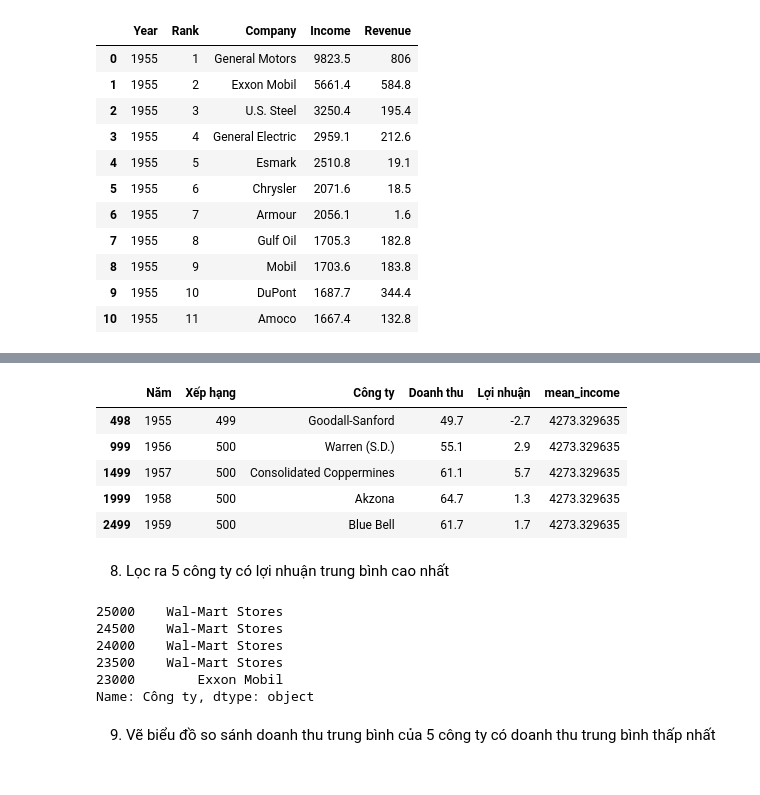
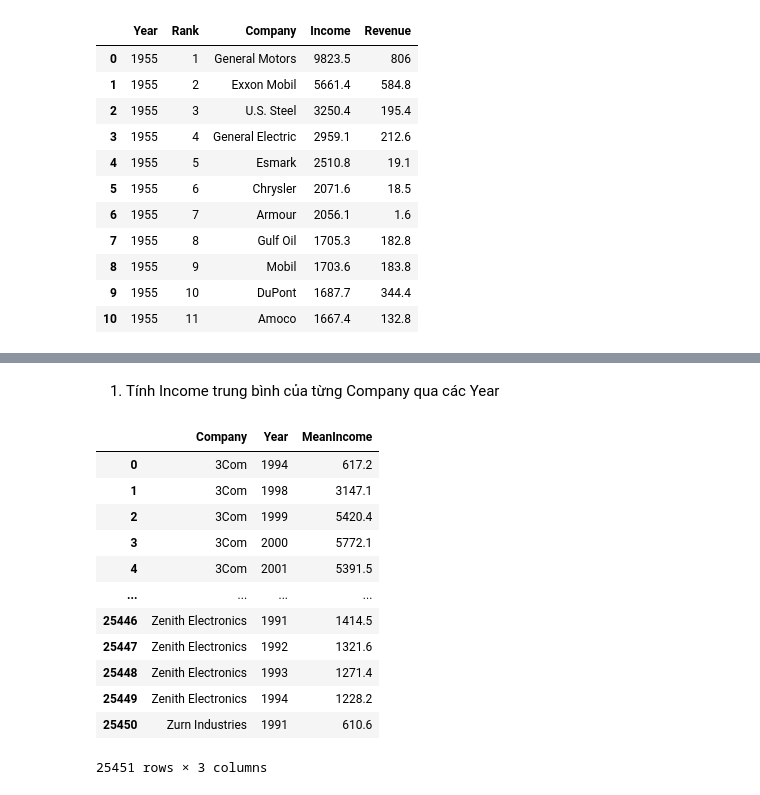
Before and after one commit to MathematicGuy/Machine-Learning-2024, a Jupyter notebook: Learn/DataAnalysis/Analysis.ipynb, the cells around one changed output, grey strips where cells are left out. Cells and saved outputs as stored; diff of their text form; code cells hidden in the pictures.

```diff
--- a/Learn/DataAnalysis/Analysis.ipynb
+++ b/Learn/DataAnalysis/Analysis.ipynb
@@ -77,23 +20,19 @@ top5_most_revenue.head(30)
-# %%
-most_revenue_year = df.loc[df.groupby('Năm')['Doanh thu'].idxmin()]
-most_revenue_year.head()
-# %% [output]
-|  | Năm | Xếp hạng | Công ty | Doanh thu | Lợi nhuận | mean_income |
-| 498 | 1955 | 499 | Goodall-Sanford | 49.7 | -2.7 | 4273.329635 |
-| 999 | 1956 | 500 | Warren (S.D.) | 55.1 | 2.9 | 4273.329635 |
-| 1499 | 1957 | 500 | Consolidated Coppermines | 61.1 | 5.7 | 4273.329635 |
-| 1999 | 1958 | 500 | Akzona | 64.7 | 1.3 | 4273.329635 |
-| 2499 | 1959 | 500 | Blue Bell | 61.7 | 1.7 | 4273.329635 |
-# %% [markdown]
-8. Lọc ra 5 công ty có lợi nhuận trung bình cao nhất
-# %%
-top5_most_revenue.nlargest(5, '')
-# %% [output]
-25000    Wal-Mart Stores
-24500    Wal-Mart Stores
-24000    Wal-Mart Stores
-23500    Wal-Mart Stores
-23000        Exxon Mobil
-Name: Công ty, dtype: object
-# %% [markdown]
-9. Vẽ biểu đồ so sánh doanh thu trung bình của 5 công ty có doanh thu trung bình thấp nhất
+# %% [markdown]
+1. Tính Income trung bình của từng Company qua các Year
+# %%
+mean_income_yearly = df.groupby(['Company', 'Year'])['Income'].mean().reset_index(name='MeanIncome')
+mean_income_yearly
+# %% [output]
+|  | Company | Year | MeanIncome |
+| 0 | 3Com | 1994 | 617.2 |
+| 1 | 3Com | 1998 | 3147.1 |
+| 2 | 3Com | 1999 | 5420.4 |
+| 3 | 3Com | 2000 | 5772.1 |
+| 4 | 3Com | 2001 | 5391.5 |
+| ... | ... | ... | ... |
+| 25446 | Zenith Electronics | 1991 | 1414.5 |
+| 25447 | Zenith Electronics | 1992 | 1321.6 |
+| 25448 | Zenith Electronics | 1993 | 1271.4 |
+| 25449 | Zenith Electronics | 1994 | 1228.2 |
+| 25450 | Zurn Industries | 1991 | 610.6 |
+25451 rows × 3 columns
```
Also changed, not shown: parts of 31 cells of this notebook.
